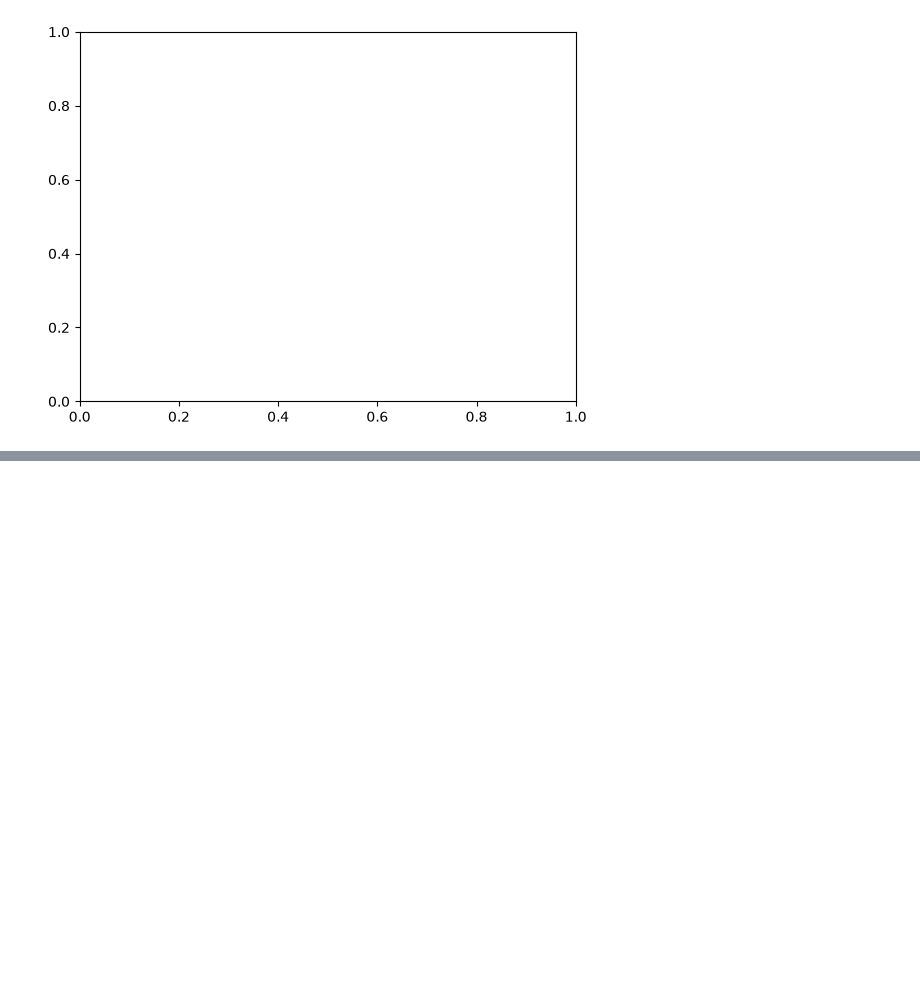
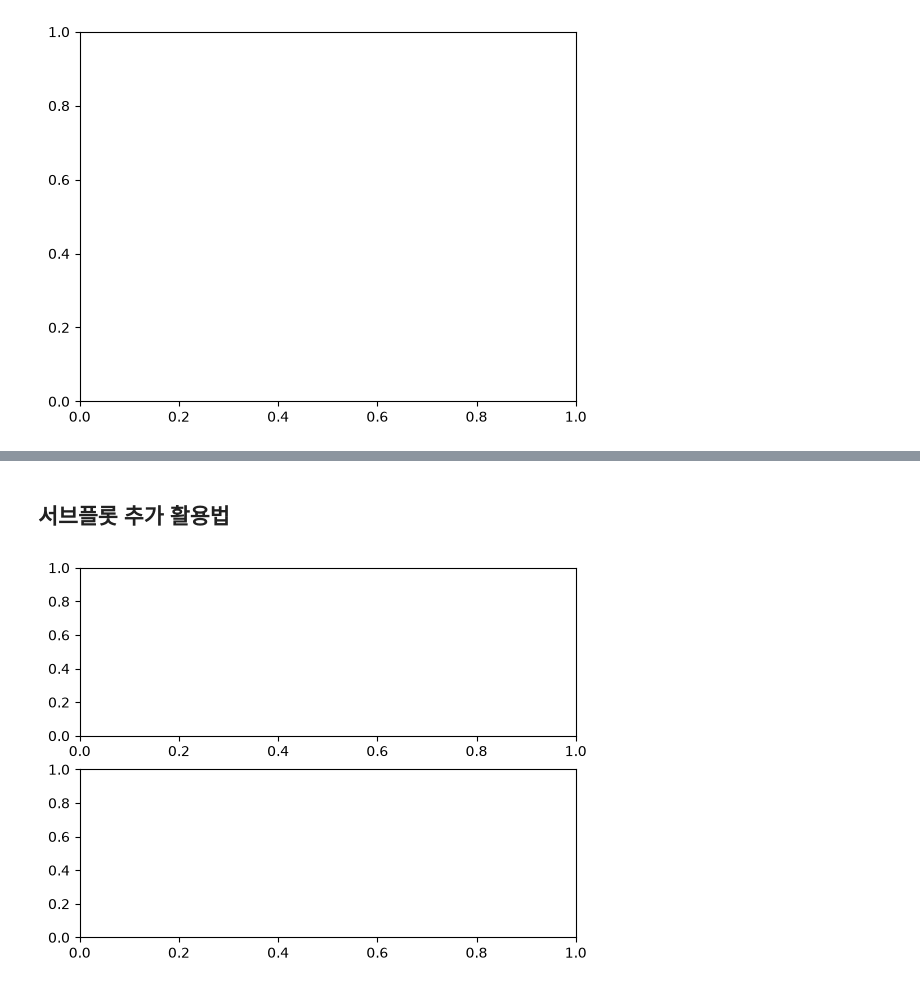
Before and after one commit to mirage060806/big0611, a Jupyter notebook: py/p02_데이터분석/ch05_matplotlib/ex02_도화지설정하기.ipynb, the cells around one changed output, grey strips where cells are left out. Drawn from its saved outputs; the diff is of its cells as text; code cells hidden in the pictures; blank space fills up the shorter version.

```diff
--- a/py/p02_데이터분석/ch05_matplotlib/ex02_도화지설정하기.ipynb
+++ b/py/p02_데이터분석/ch05_matplotlib/ex02_도화지설정하기.ipynb
@@ -79,0 +110,8 @@ plt.subplots(nrows=1, ncols=1, sharex=False, sharey=False)
+# %% [markdown]
+## 서브플롯 추가 활용법
+# %%
+# 1. 축 공유 설정
+# x축 공유
+fig, (ax1, ax2) = plt.subplots(nrows=2, ncols=1)
+# %% [output]
+[figure, added]
```
Also changed, not shown: parts of 10 cells of this notebook, 5 other files.
